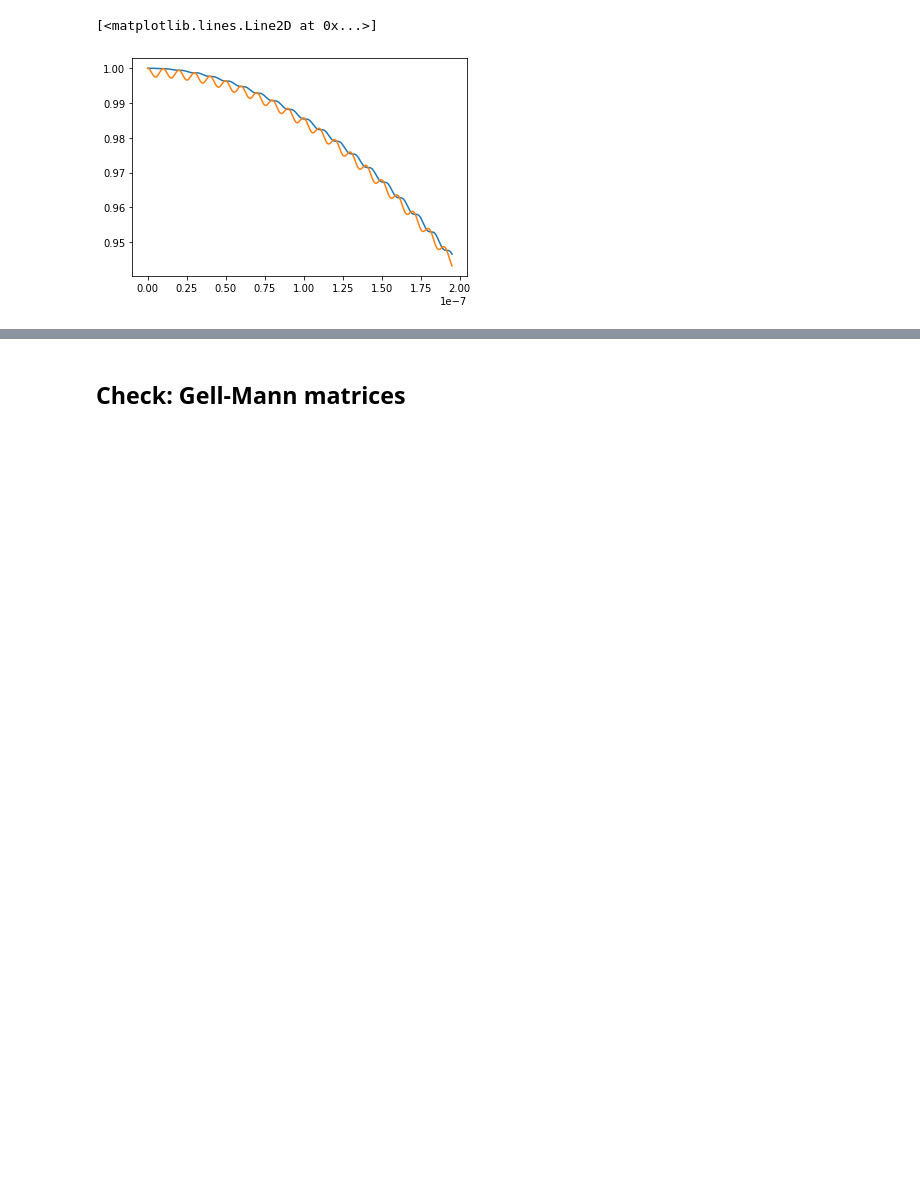
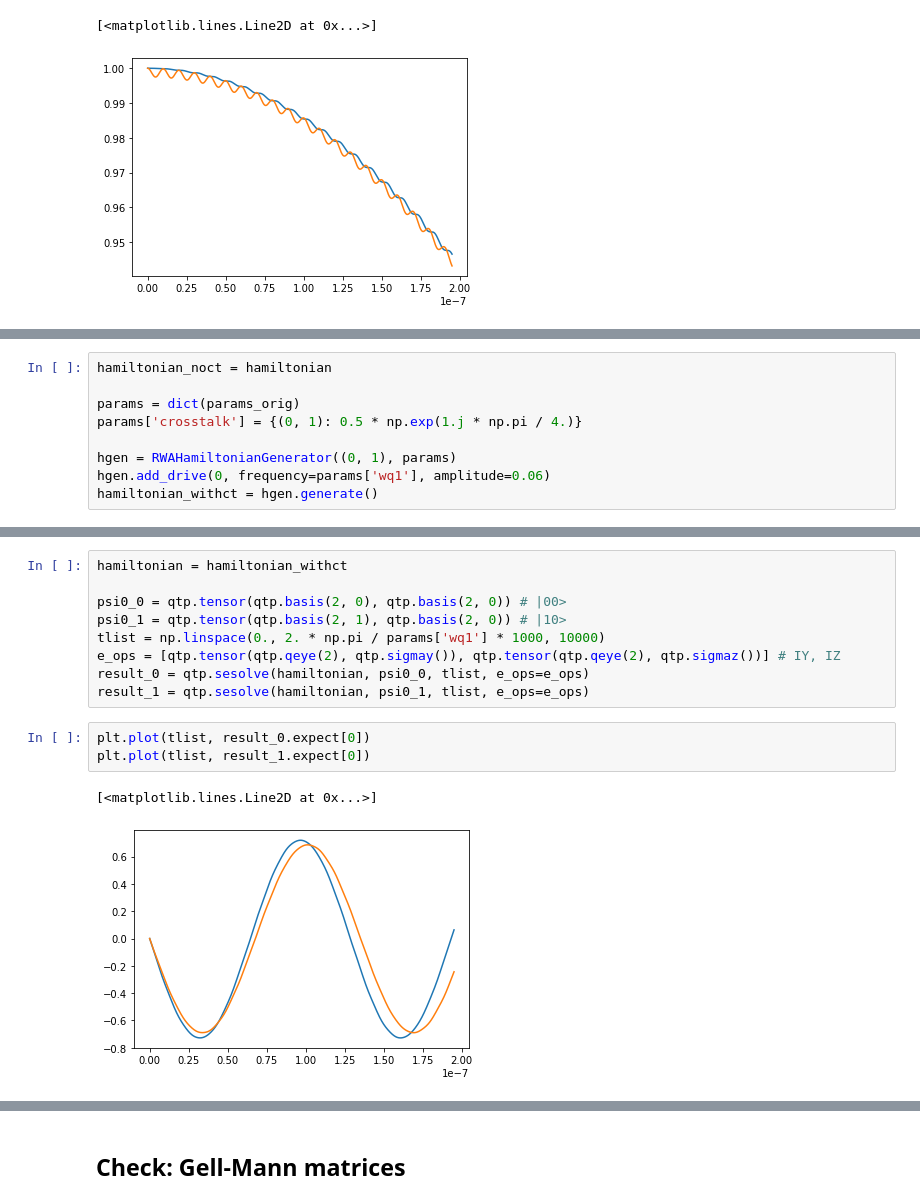
Before and after one commit to UTokyo-ICEPP/qudit-sim, a Jupyter notebook: validation.ipynb, the cells around one changed output, grey strips where cells are left out. Drawn from its saved outputs; the diff is of its cells as text; blank space fills up the shorter version.

```diff
--- a/validation.ipynb
+++ b/validation.ipynb
@@ -160,0 +164,9 @@ plt.plot(tlist, result_1.expect[1])
+# %%
+hamiltonian_noct = hamiltonian
+
+params = dict(params_orig)
+params['crosstalk'] = {(0, 1): 0.5 * np.exp(1.j * np.pi / 4.)}
+
+hgen = RWAHamiltonianGenerator((0, 1), params)
+hgen.add_drive(0, frequency=params['wq1'], amplitude=0.06)
+hamiltonian_withct = hgen.generate()
@@ -160,0 +235,15 @@ plt.plot(tlist, result_1.expect[1])
+# %%
+hamiltonian = hamiltonian_withct
+
+psi0_0 = qtp.tensor(qtp.basis(2, 0), qtp.basis(2, 0)) # |00>
+psi0_1 = qtp.tensor(qtp.basis(2, 1), qtp.basis(2, 0)) # |10>
+tlist = np.linspace(0., 2. * np.pi / params['wq1'] * 1000, 10000)
+e_ops = [qtp.tensor(qtp.qeye(2), qtp.sigmay()), qtp.tensor(qtp.qeye(2), qtp.sigmaz())] # IY, IZ
+result_0 = qtp.sesolve(hamiltonian, psi0_0, tlist, e_ops=e_ops)
+result_1 = qtp.sesolve(hamiltonian, psi0_1, tlist, e_ops=e_ops)
+# %%
+plt.plot(tlist, result_0.expect[0])
+plt.plot(tlist, result_1.expect[0])
+# %% [output]
+[<matplotlib.lines.Line2D at 0x...>]
+[figure, added]
```
Also changed, not shown: parts of 7 cells of this notebook, 2 other files.
